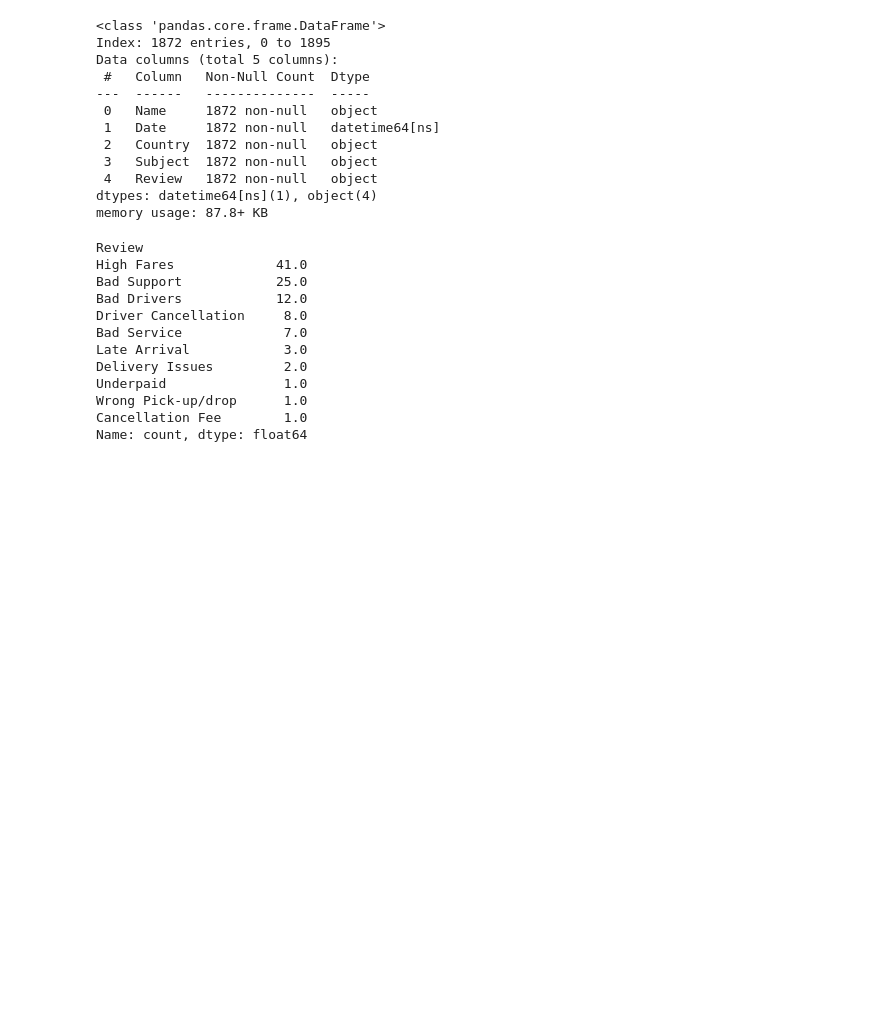
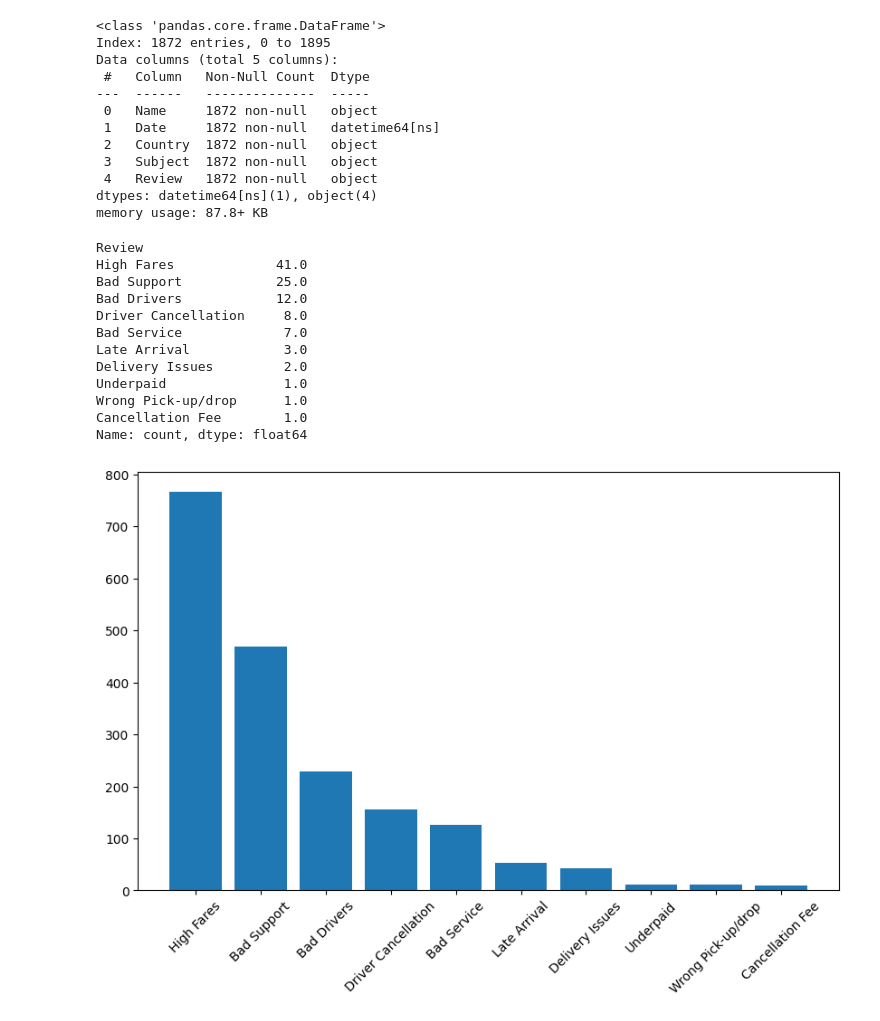
Before and after one commit to Tsegalion/Uber-Review-Python-Analysis, a Jupyter notebook: Transformation and Analysis.ipynb, the cells around one changed output. Cells and saved outputs as stored; diff of their text form; code cells hidden in the pictures; blank space fills up the shorter version.

```diff
--- a/Transformation and Analysis.ipynb
+++ b/Transformation and Analysis.ipynb
@@ -180,3 +181,14 @@ Underpaid               1.0
 Wrong Pick-up/drop      1.0
 Cancellation Fee        1.0
 Name: count, dtype: float64
+# %%
+x = df['Review'].value_counts().index
+y = df['Review'].value_counts().values
+
+plt.figure(figsize=(10, 6))  # Adjust the figure size as needed
+plt.xticks(rotation=45)  # Rotate the x-axis labels by 45 degrees
+
+plt.bar(x, y)
+plt.show()
+# %% [output]
+[figure, added]
```
Also changed, not shown: parts of 1 cell of this notebook, 2 other files.
